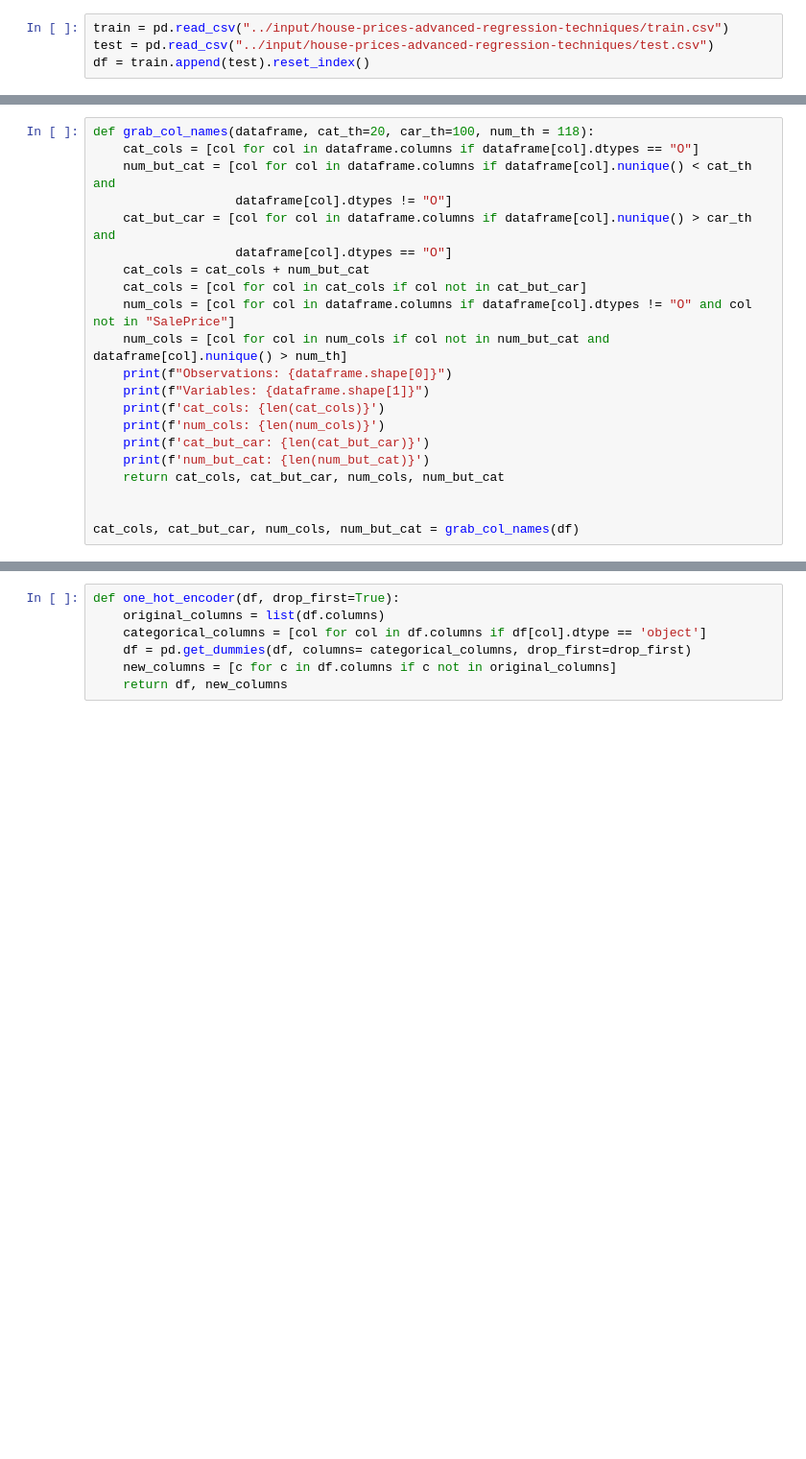
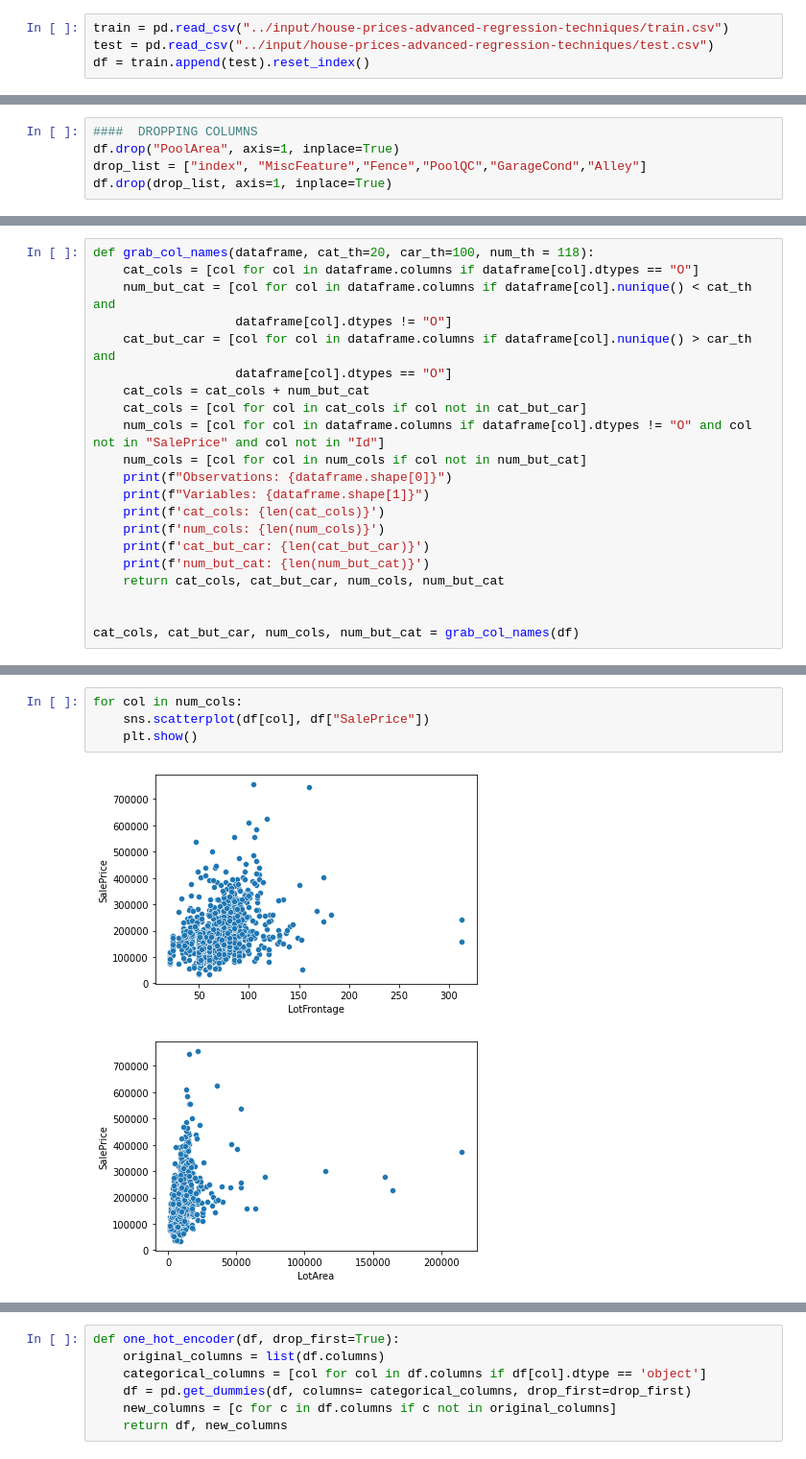
Before and after one commit to klncgty/House-Prices---Advanced-Regression-Techniques, a Jupyter notebook: h-p-p-2nd-prep.ipynb, the cells around one changed output, grey strips where cells are left out. Shown at 96% size. Cells and saved outputs as stored; diff of their text form; blank space fills up the shorter version.

```diff
--- a/h-p-p-2nd-prep.ipynb
+++ b/h-p-p-2nd-prep.ipynb
@@ -31,0 +96,5 @@ df = train.append(test).reset_index()
+# %%
+####  DROPPING COLUMNS
+df.drop("PoolArea", axis=1, inplace=True)
+drop_list = ["index", "MiscFeature","Fence","PoolQC","GarageCond","Alley"]
+df.drop(drop_list, axis=1, inplace=True)
@@ -38,8 +171,8 @@ def grab_col_names(dataframe, cat_th=20, car_th=100, num_th = 118):
                    dataframe[col].dtypes == "O"]
     cat_cols = cat_cols + num_but_cat
     cat_cols = [col for col in cat_cols if col not in cat_but_car]
-    num_cols = [col for col in dataframe.columns if dataframe[col].dtypes != "O" and col not in "SalePrice"]
-    num_cols = [col for col in num_cols if col not in num_but_cat and dataframe[col].nunique() > num_th]
+    num_cols = [col for col in dataframe.columns if dataframe[col].dtypes != "O" and col not in "SalePrice" and col not in "Id"]
+    num_cols = [col for col in num_cols if col not in num_but_cat]
     print(f"Observations: {dataframe.shape[0]}")
     print(f"Variables: {dataframe.shape[1]}")
     print(f'cat_cols: {len(cat_cols)}')
@@ -127,0 +211,7 @@ df = df.join(MSSubClass, how='left', on='MSSubClass')
+# %%
+for col in num_cols:
+    sns.scatterplot(df[col], df["SalePrice"])
+    plt.show()
+# %% [output]
+[figure, added]
+[figure, added]
```
Also changed, not shown: parts of 24 cells of this notebook.
